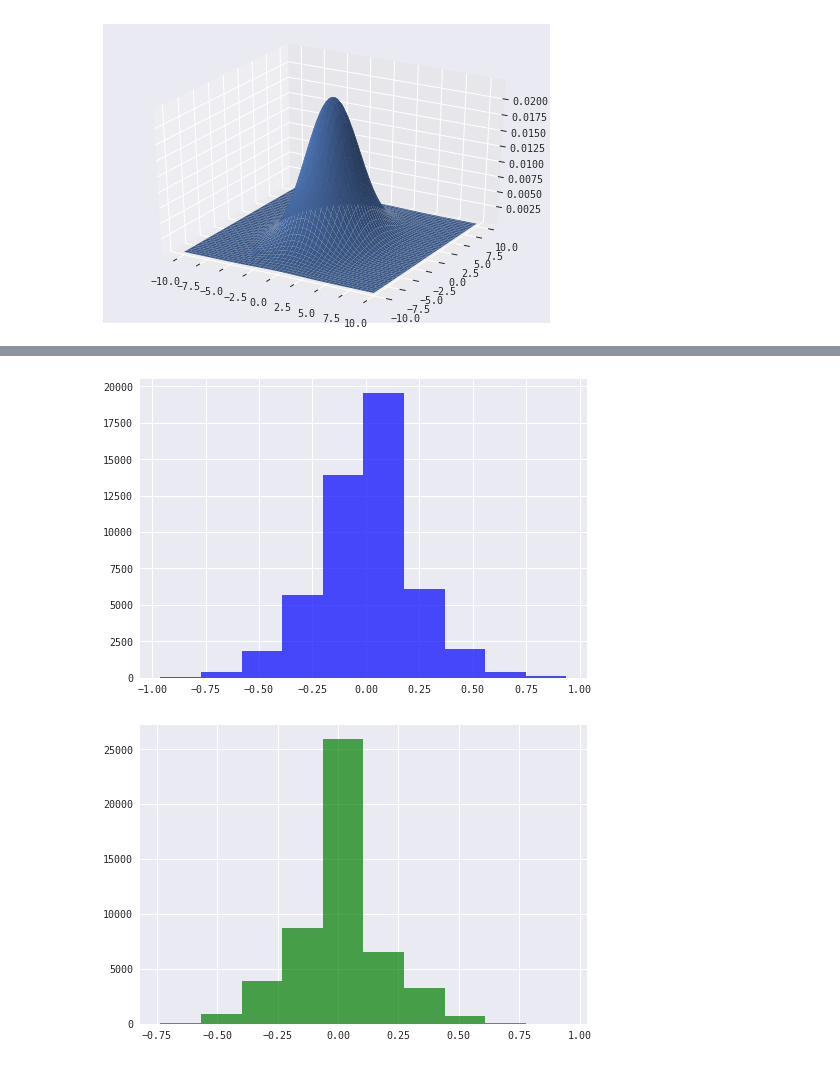
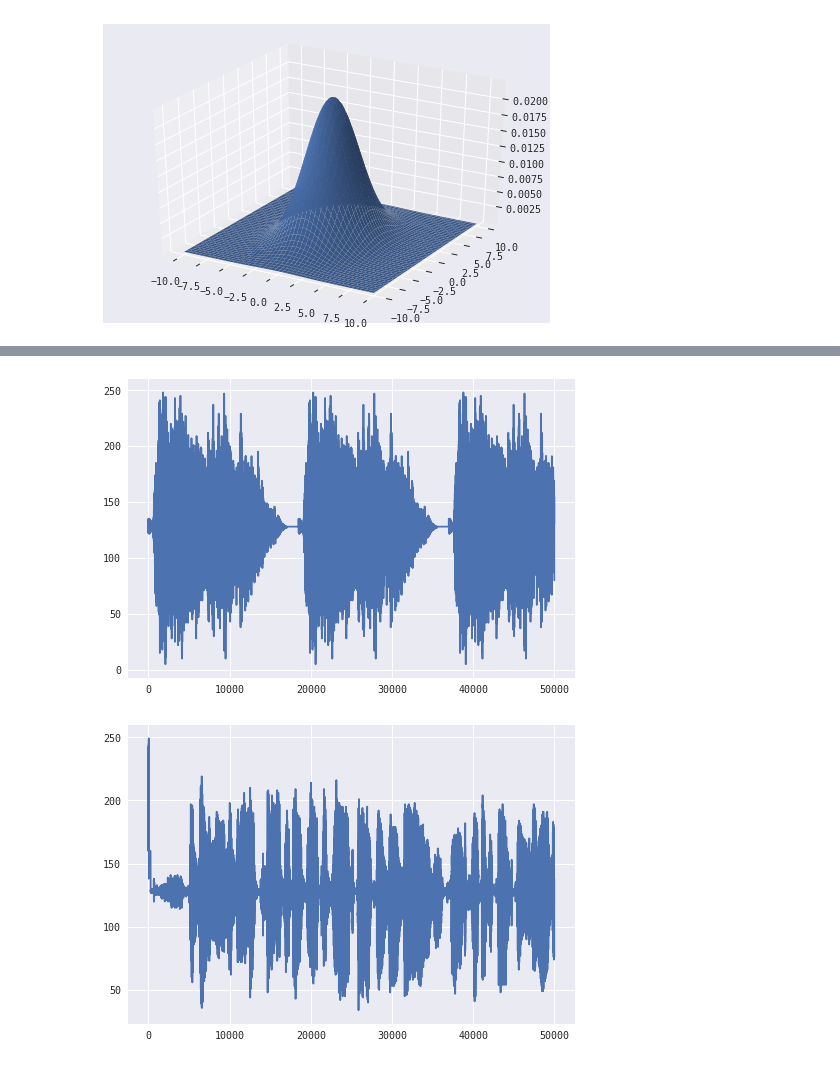
Before and after one commit to DentonJC/DA, a Jupyter notebook: CW1.ipynb, the cells around one changed output, grey strips where cells are left out. Cells and saved outputs as stored; diff of their text form; code cells hidden in the pictures.

```diff
--- a/CW1.ipynb
+++ b/CW1.ipynb
@@ -223,15 +228,15 @@ Task #5
 # %%
 #Task 10
 
-data, samplerate = sf.read('source1.wav')
-
-plt.hist(data, bins=10, color = "blue", alpha=0.7)
+input_data = read("source1.wav")
+audio = input_data[1]
+plt.plot(audio)
 plt.show()
 
-data, samplerate = sf.read('source2.wav')
-
-plt.hist(data, bins=10, color = "green", alpha=0.7)
+input_data = read("source2.wav")
+audio = input_data[1]
+plt.plot(audio)
 plt.show()
 # %% [output]
-[figure, old version]
+[figure, new version]
-[figure, old version]
+[figure, new version]
```
Also changed, not shown: parts of 6 cells of this notebook, 1 other file.
